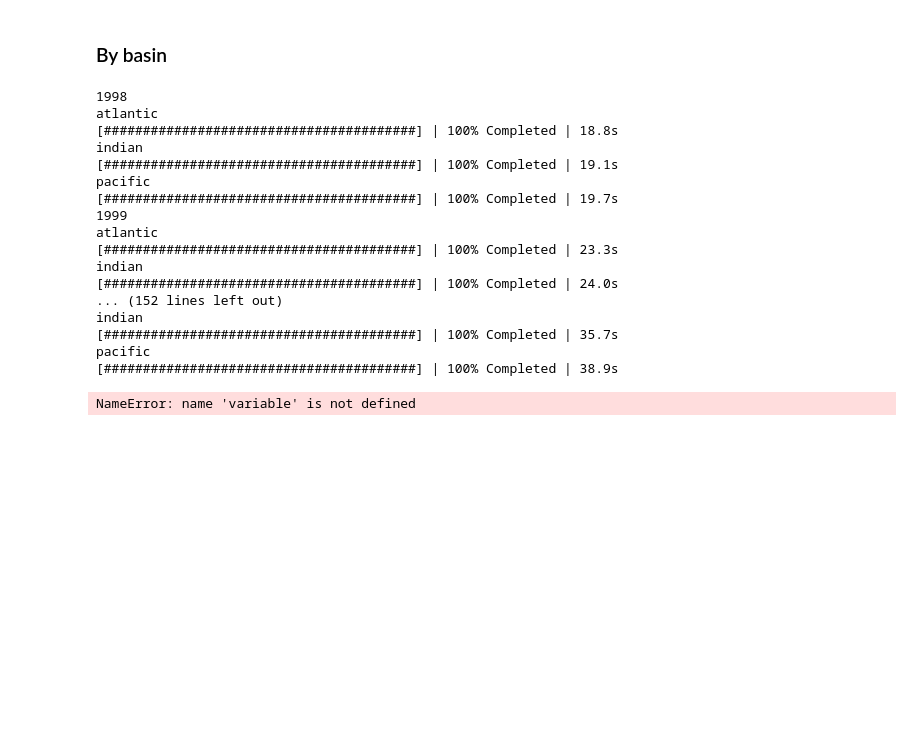
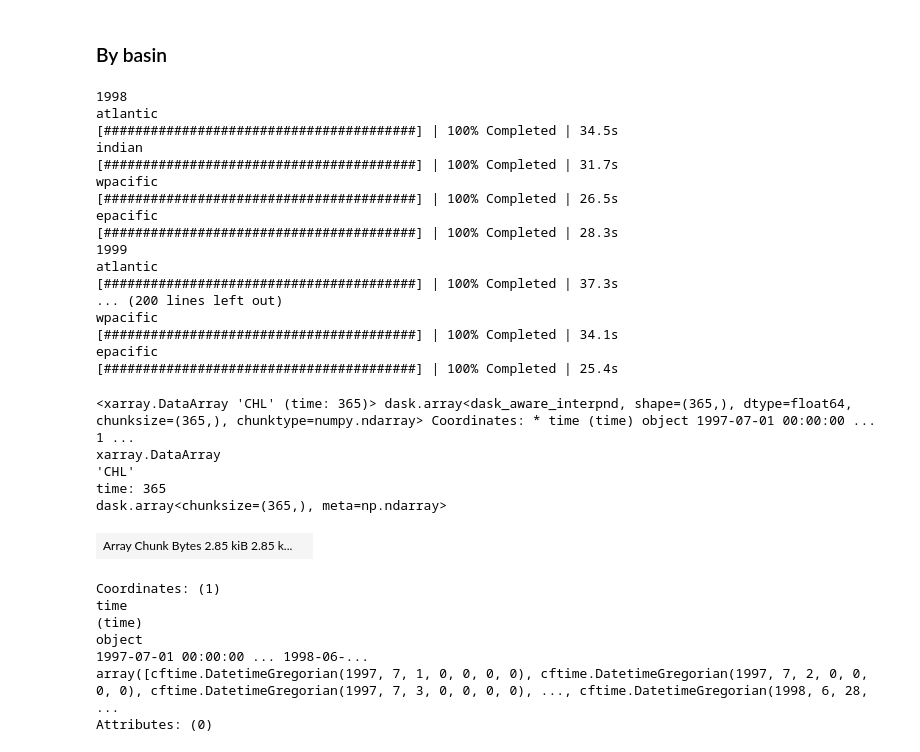
Before and after one commit to gmacgilchrist/chlorophyll_bams, a Jupyter notebook: notebooks/gmacgilchrist/calc_spatialmean_globcolour-daily.ipynb, the cells around one changed output. Drawn from its saved outputs; the diff is of its cells as text; code cells hidden in the pictures; blank space fills up the shorter version.

```diff
--- a/notebooks/gmacgilchrist/calc_spatialmean_globcolour-daily.ipynb
+++ b/notebooks/gmacgilchrist/calc_spatialmean_globcolour-daily.ipynb
@@ -87,7 +96,8 @@ days = np.arange(0,365)
 # Ordering such that years run from July to June
 atlantic_year = xr.DataArray(dims=['day','year'],coords={'year':years,'day':days},name='CHL')
 indian_year = xr.DataArray(dims=['day','year'],coords={'year':years,'day':days},name='CHL')
-pacific_year = xr.DataArray(dims=['day','year'],coords={'year':years,'day':days},name='CHL')
+wpacific_year = xr.DataArray(dims=['day','year'],coords={'year':years,'day':days},name='CHL')
+epacific_year = xr.DataArray(dims=['day','year'],coords={'year':years,'day':days},name='CHL')
 for i,year in enumerate(years):
     print(year)
     start = str(year-1)+'-07-01'
@@ -118,9 +128,9 @@ for i,year in enumerate(years):
     with ProgressBar():
         indian_year.loc[{'year':year}]=x.values
 
-    # Pacific
-    print('pacific')
-    x = (pacific.sel({'time':slice(start,end)})).weighted(pacific_area.fillna(0)).mean(['lat','lon'])
+    # West Pacific
+    print('wpacific')
+    x = (wpacific.sel({'time':slice(start,end)})).weighted(wpacific_area.fillna(0)).mean(['lat','lon'])
     x = x.interp({'time':alltimes})
     if len(x)==366:
         # Just take out the leap year day
@@ -128,27 +138,39 @@ for i,year in enumerate(years):
         x = x[np.arange(len(x))!=243]
     # Put into dataset
     with ProgressBar():
-        pacific_year.loc[{'year':year}]=x.values
+        wpacific_year.loc[{'year':year}]=x.values
+
+    # East Pacific
+    print('epacific')
+    x = (epacific.sel({'time':slice(start,end)})).weighted(epacific_area.fillna(0)).mean(['lat','lon'])
+    x = x.interp({'time':alltimes})
+    if len(x)==366:
+        # Just take out the leap year day
+        # (Always 243 days after July 1)
+        x = x[np.arange(len(x))!=243]
+    # Put into dataset
+    with ProgressBar():
+        epacific_year.loc[{'year':year}]=x.values
 
 atlantic_year.to_netcdf('../../data/globcolour_cmems_daily_CHL_wmean-latlon_byyear-JULtoJUN_atlantic.nc')
 indian_year.to_netcdf('../../data/globcolour_cmems_daily_CHL_wmean-latlon_byyear-JULtoJUN_indian.nc')
-pacific_year.to_netcdf('../../data/globcolour_cmems_daily_CHL_wmean-latlon_byyear-JULtoJUN_pacific.nc')
+wpacific_year.to_netcdf('../../data/globcolour_cmems_daily_CHL_wmean-latlon_byyear-JULtoJUN_wpacific.nc')
+epacific_year.to_netcdf('../../data/globcolour_cmems_daily_CHL_wmean-latlon_byyear-JULtoJUN_epacific.nc')
 # %% [output]
 1998
 atlantic
-[########################################] | 100% Completed | 18.8s
+[########################################] | 100% Completed | 34.5s
 indian
-[########################################] | 100% Completed | 19.1s
-pacific
-[########################################] | 100% Completed | 19.7s
+[########################################] | 100% Completed | 31.7s
+wpacific
+[########################################] | 100% Completed | 26.5s
+epacific
+[########################################] | 100% Completed | 28.3s
 1999
 atlantic
-[########################################] | 100% Completed | 23.3s
-indian
-[########################################] | 100% Completed | 24.0s
-... (152 lines left out)
-indian
-[########################################] | 100% Completed | 35.7s
-pacific
-[########################################] | 100% Completed | 38.9s
+[########################################] | 100% Completed | 37.3s
+... (200 lines left out)
+wpacific
+[########################################] | 100% Completed | 34.1s
+epacific
+[########################################] | 100% Completed | 25.4s
-NameError: name 'variable' is not defined
@@ -158,0 +177,16 @@ pacific_year.to_netcdf('../../data/globcolour_cmems_daily_CHL_wmean-latlon_byyea
+# %%
+x
+# %% [output]
+<xarray.DataArray 'CHL' (time: 365)> dask.array<dask_aware_interpnd, shape=(365,), dtype=float64, chunksize=(365,), chunktype=numpy.ndarray> Coordinates: * time (time) object 1997-07-01 00:00:00 ... 1 ...
+xarray.DataArray
+'CHL'
+time: 365
+dask.array<chunksize=(365,), meta=np.ndarray>
+| Array Chunk Bytes 2.85 kiB 2.85 k... |  |
+Coordinates: (1)
+time
+(time)
+object
+1997-07-01 00:00:00 ... 1998-06-...
+array([cftime.DatetimeGregorian(1997, 7, 1, 0, 0, 0, 0), cftime.DatetimeGregorian(1997, 7, 2, 0, 0, 0, 0), cftime.DatetimeGregorian(1997, 7, 3, 0, 0, 0, 0), ..., cftime.DatetimeGregorian(1998, 6, 28,  ...
+Attributes: (0)
```
Also changed, not shown: parts of 3 cells of this notebook, 4 other files.
